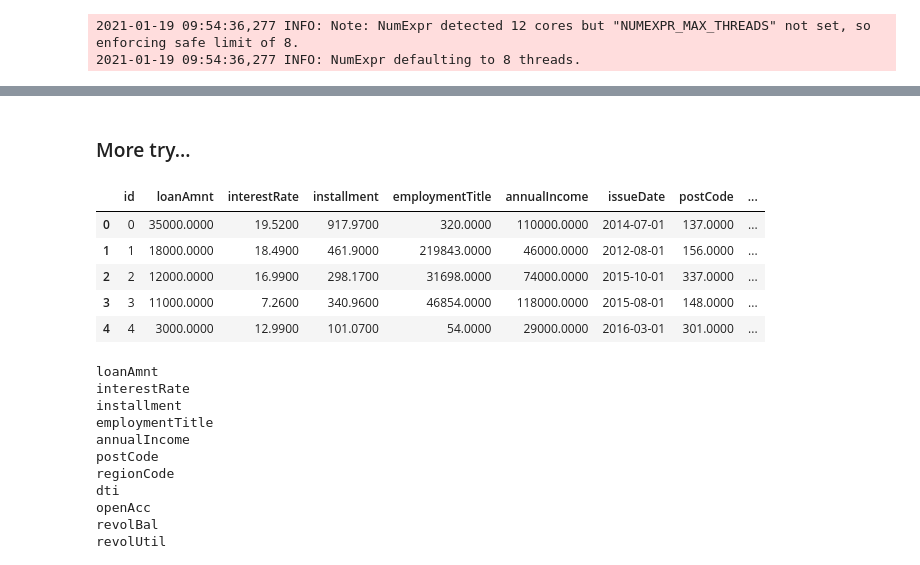
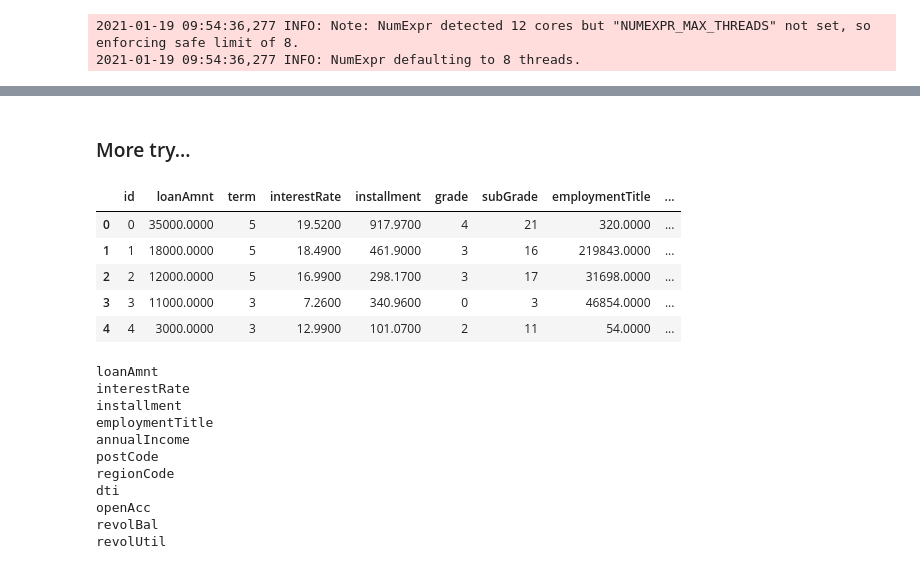
Before and after one commit to zhi-sh/competitions, a Jupyter notebook: TC_金融风控-贷款违约预测/T2_特征工程.ipynb, the cells around one changed output, grey strips where cells are left out. Cells and saved outputs as stored; diff of their text form; code cells hidden in the pictures.

```diff
--- a/TC_金融风控-贷款违约预测/T2_特征工程.ipynb
+++ b/TC_金融风控-贷款违约预测/T2_特征工程.ipynb
@@ -168,3 +176,5 @@ MemoryError: Unable to allocate 317. MiB for an array with shape (52, 800000) an
+# %% [markdown]
+### More try...
 # %%
 # 拆分数字特征和离散特征列表
 def num_cat_cols(x, THRESH=50):
@@ -174,19 +184,17 @@ def num_cat_cols(x, THRESH=50):
     return num_cols, cat_cols
 # %%
 num_cols, cat_cols = num_cat_cols(total_data)
-# %% [markdown]
-### More try...
 # %%
 total_data = pd.concat([train.copy(), testA.copy()])
 # %%
-total_data[num_cols].head()
+total_data.head()
 # %% [output]
-|  | id | loanAmnt | interestRate | installment | employmentTitle | annualIncome | issueDate | postCode | ... |
-| 0 | 0 | 35000.0000 | 19.5200 | 917.9700 | 320.0000 | 110000.0000 | 2014-07-01 | 137.0000 | ... |
-| 1 | 1 | 18000.0000 | 18.4900 | 461.9000 | 219843.0000 | 46000.0000 | 2012-08-01 | 156.0000 | ... |
-| 2 | 2 | 12000.0000 | 16.9900 | 298.1700 | 31698.0000 | 74000.0000 | 2015-10-01 | 337.0000 | ... |
-| 3 | 3 | 11000.0000 | 7.2600 | 340.9600 | 46854.0000 | 118000.0000 | 2015-08-01 | 148.0000 | ... |
-| 4 | 4 | 3000.0000 | 12.9900 | 101.0700 | 54.0000 | 29000.0000 | 2016-03-01 | 301.0000 | ... |
+|  | id | loanAmnt | term | interestRate | installment | grade | subGrade | employmentTitle | ... |
+| 0 | 0 | 35000.0000 | 5 | 19.5200 | 917.9700 | 4 | 21 | 320.0000 | ... |
+| 1 | 1 | 18000.0000 | 5 | 18.4900 | 461.9000 | 3 | 16 | 219843.0000 | ... |
+| 2 | 2 | 12000.0000 | 5 | 16.9900 | 298.1700 | 3 | 17 | 31698.0000 | ... |
+| 3 | 3 | 11000.0000 | 3 | 7.2600 | 340.9600 | 0 | 3 | 46854.0000 | ... |
+| 4 | 4 | 3000.0000 | 3 | 12.9900 | 101.0700 | 2 | 11 | 54.0000 | ... |
 # %%
 num_cols.remove('id')
 num_cols.remove('issueDate')
```
Also changed, not shown: parts of 3 cells of this notebook, 2 other files.
